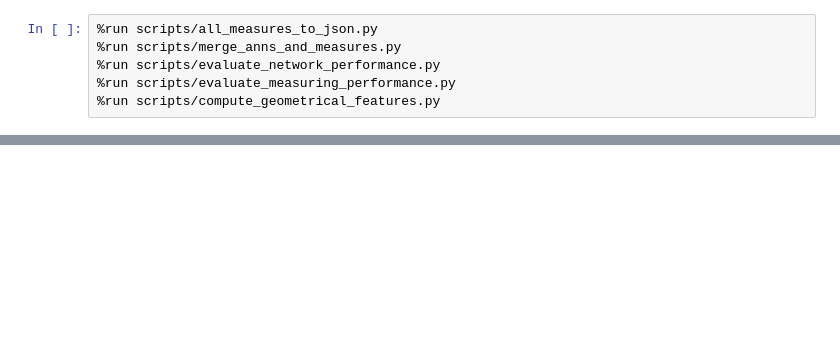
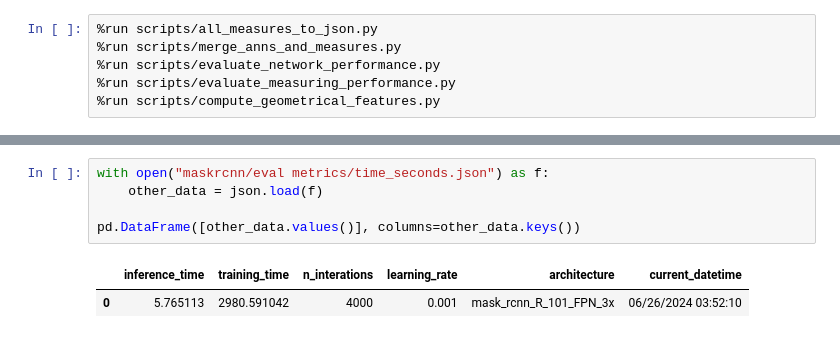
Before and after one commit to la-zu-li/pca-measuring-c3s-clinker, a Jupyter notebook: pca_evaluation.ipynb, the cells around one changed output, grey strips where cells are left out. Saved outputs shown, nothing was run; the diff lists cells and outputs as text; blank space fills up the shorter version.

```diff
--- a/pca_evaluation.ipynb
+++ b/pca_evaluation.ipynb
@@ -34,0 +39,8 @@ pd.concat((1-df_.iou, errors), axis=1).corr()
+# %%
+with open("maskrcnn/eval metrics/time_seconds.json") as f:
+    other_data = json.load(f)
+
+pd.DataFrame([other_data.values()], columns=other_data.keys())
+# %% [output]
+|  | inference_time | training_time | n_interations | learning_rate | architecture | current_datetime |
+| 0 | 5.765113 | 2980.591042 | 4000 | 0.001 | mask_rcnn_R_101_FPN_3x | 06/26/2024 03:52:10 |
```
Also changed, not shown: parts of 14 cells of this notebook.
